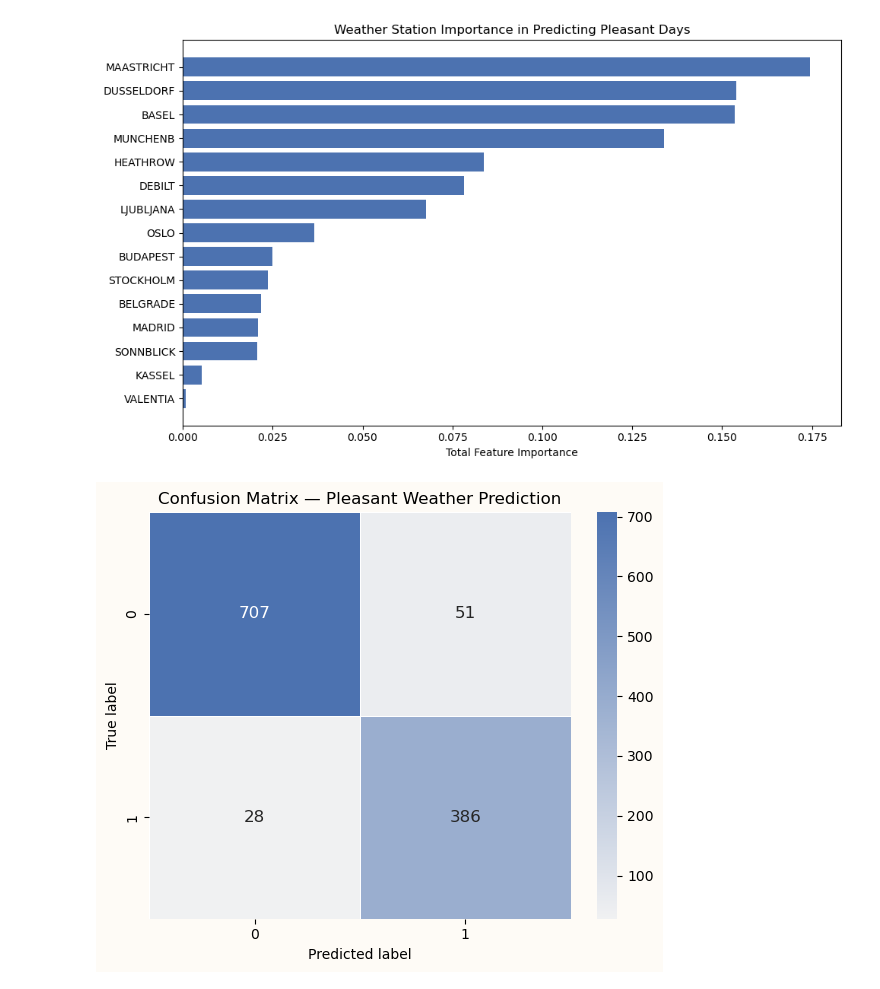
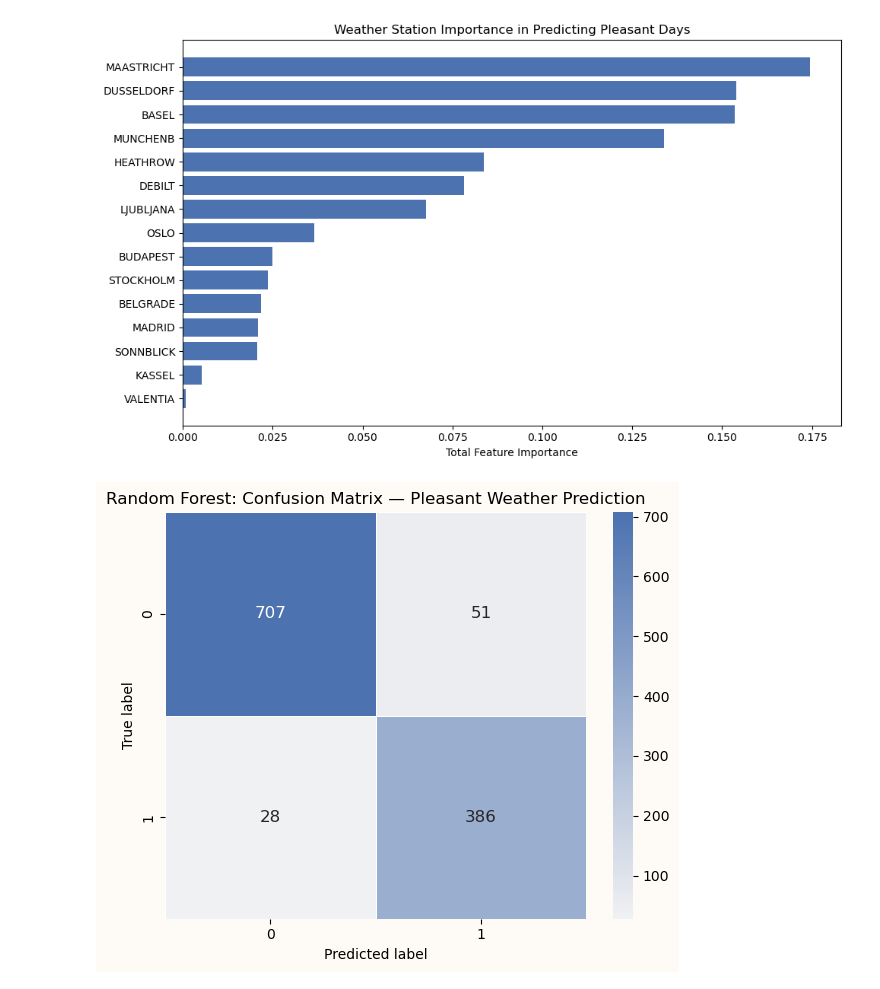
Before and after one commit to Julie-Fliorko/Pleasant-weather-predictions, a Jupyter notebook: Scripts/10. Random Forest Classifier.ipynb, the cells around one changed output. Drawn from its saved outputs; the diff is of its cells as text; code cells hidden in the pictures.

```diff
--- a/Scripts/10. Random Forest Classifier.ipynb
+++ b/Scripts/10. Random Forest Classifier.ipynb
@@ -278,29 +278,29 @@ plt.show()
 # %%
 
 
 # Compute confusion matrix
 cm = confusion_matrix(y_test, y_pred)
 
 plt.figure(figsize=(6, 5))
 plt.gca().set_facecolor("#FEFBF6")
 plt.gcf().patch.set_facecolor('#FEFBF6')
 
 sns.heatmap(
     cm,
     annot=True,
     fmt="d",
     cmap=sns.light_palette("#4C72B0", as_cmap=True),
     cbar=True,
     linewidths=0.5,
     linecolor="white",
     annot_kws={"size": 12}
 )
 
 plt.xlabel("Predicted label")
 plt.ylabel("True label")
-plt.title("Confusion Matrix — Pleasant Weather Prediction")
+plt.title("Random Forest: Confusion Matrix — Pleasant Weather Prediction")
 
 plt.tight_layout()
 plt.show()
 # %% [output]
-[figure, old version]
+[figure, new version]
```
Also changed, not shown: 5 other files.
